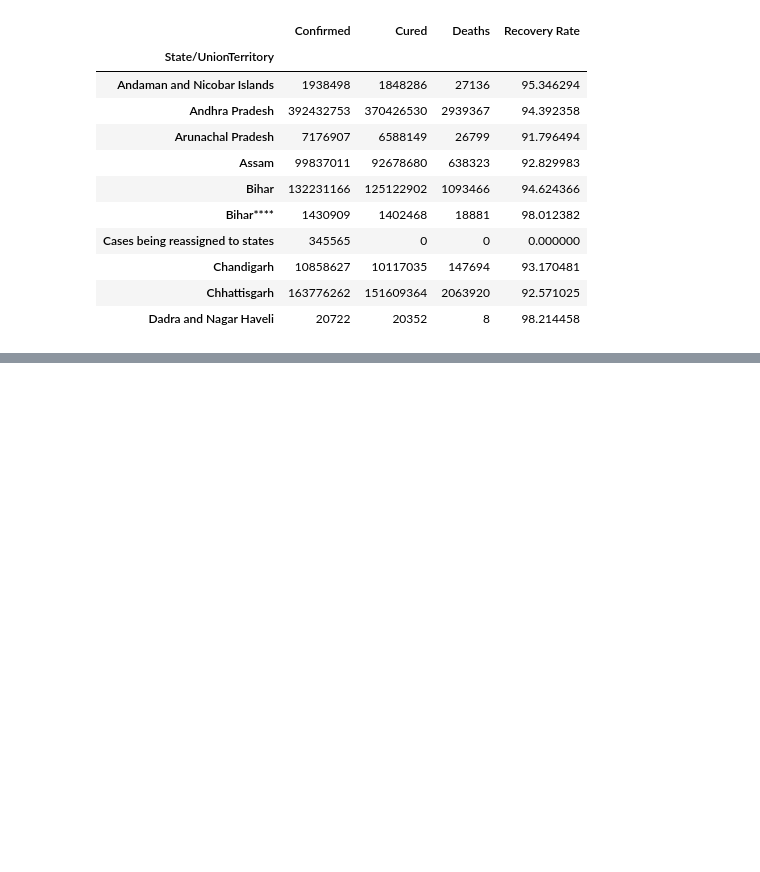
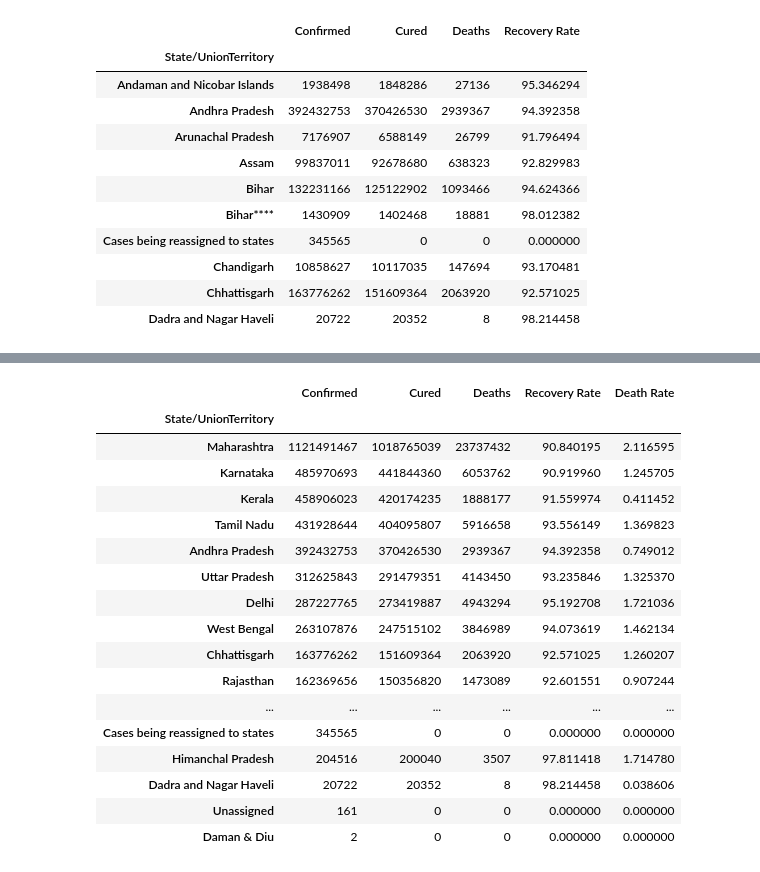
Before and after one commit to georgespicy/data-analysis, a Jupyter notebook: classProject.ipynb, the cells around one changed output, grey strips where cells are left out. Saved outputs shown, nothing was run; the diff lists cells and outputs as text; code cells hidden in the pictures; blank space fills up the shorter version.

```diff
--- a/classProject.ipynb
+++ b/classProject.ipynb
@@ -171,3 +171,6 @@ state_df.head(10)
 | Chandigarh | 10858627 | 10117035 | 147694 | 93.170481 |
 | Chhattisgarh | 163776262 | 151609364 | 2063920 | 92.571025 |
 | Dadra and Nagar Haveli | 20722 | 20352 | 8 | 98.214458 |
+# %%
+# Death rate
+state_df["Death Rate"] = state_df.Deaths * 100 / state_df.Confirmed
@@ -173,0 +192,24 @@ state_df.head(10)
+# %%
+# sorting a table base on the value
+state_df = state_df.sort_values(by="Confirmed", ascending=False)
+# %%
+state_df.head(100)
+# %% [output]
+|  | Confirmed | Cured | Deaths | Recovery Rate | Death Rate |
+| State/UnionTerritory |  |  |  |  |  |
+| Maharashtra | 1121491467 | 1018765039 | 23737432 | 90.840195 | 2.116595 |
+| Karnataka | 485970693 | 441844360 | 6053762 | 90.919960 | 1.245705 |
+| Kerala | 458906023 | 420174235 | 1888177 | 91.559974 | 0.411452 |
+| Tamil Nadu | 431928644 | 404095807 | 5916658 | 93.556149 | 1.369823 |
+| Andhra Pradesh | 392432753 | 370426530 | 2939367 | 94.392358 | 0.749012 |
+| Uttar Pradesh | 312625843 | 291479351 | 4143450 | 93.235846 | 1.325370 |
+| Delhi | 287227765 | 273419887 | 4943294 | 95.192708 | 1.721036 |
+| West Bengal | 263107876 | 247515102 | 3846989 | 94.073619 | 1.462134 |
+| Chhattisgarh | 163776262 | 151609364 | 2063920 | 92.571025 | 1.260207 |
+| Rajasthan | 162369656 | 150356820 | 1473089 | 92.601551 | 0.907244 |
+| ... | ... | ... | ... | ... | ... |
+| Cases being reassigned to states | 345565 | 0 | 0 | 0.000000 | 0.000000 |
+| Himanchal Pradesh | 204516 | 200040 | 3507 | 97.811418 | 1.714780 |
+| Dadra and Nagar Haveli | 20722 | 20352 | 8 | 98.214458 | 0.038606 |
+| Unassigned | 161 | 0 | 0 | 0.000000 | 0.000000 |
+| Daman & Diu | 2 | 0 | 0 | 0.000000 | 0.000000 |
```
Also changed, not shown: parts of 2 cells of this notebook.
